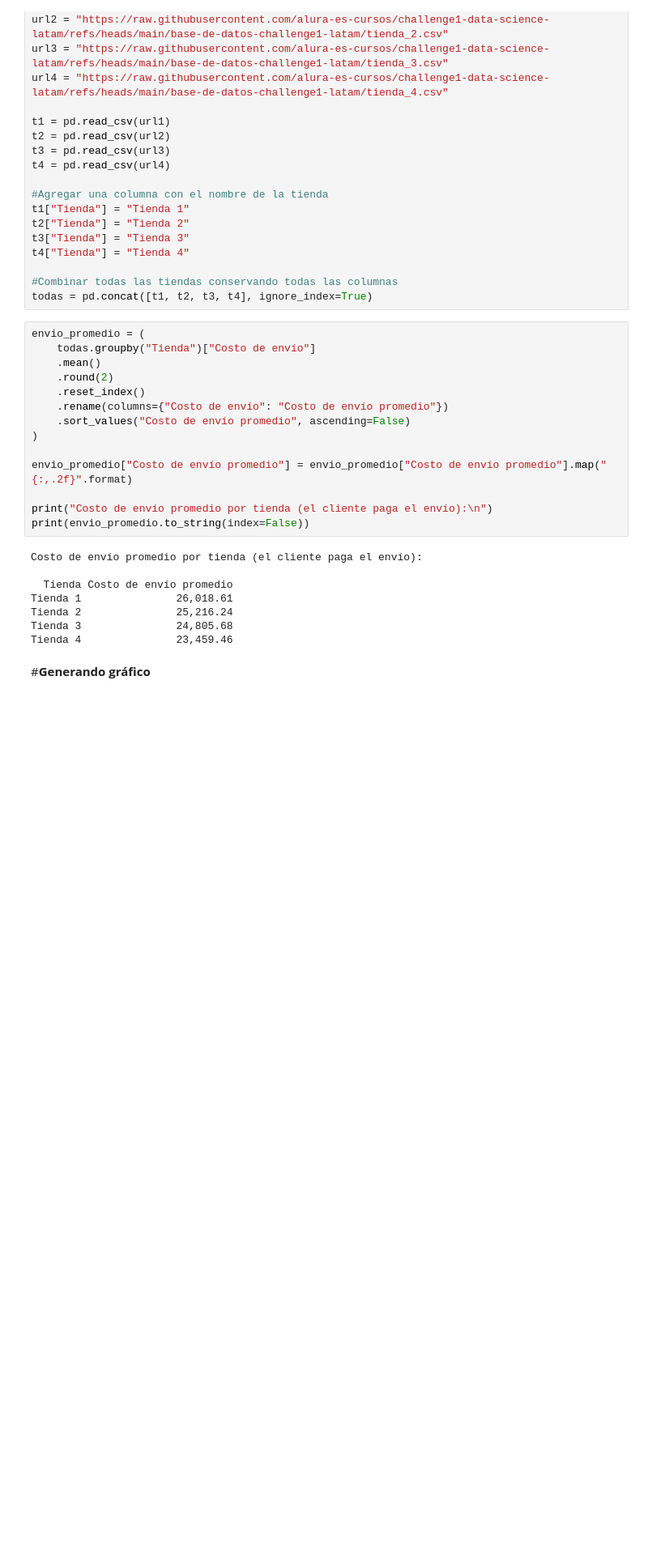
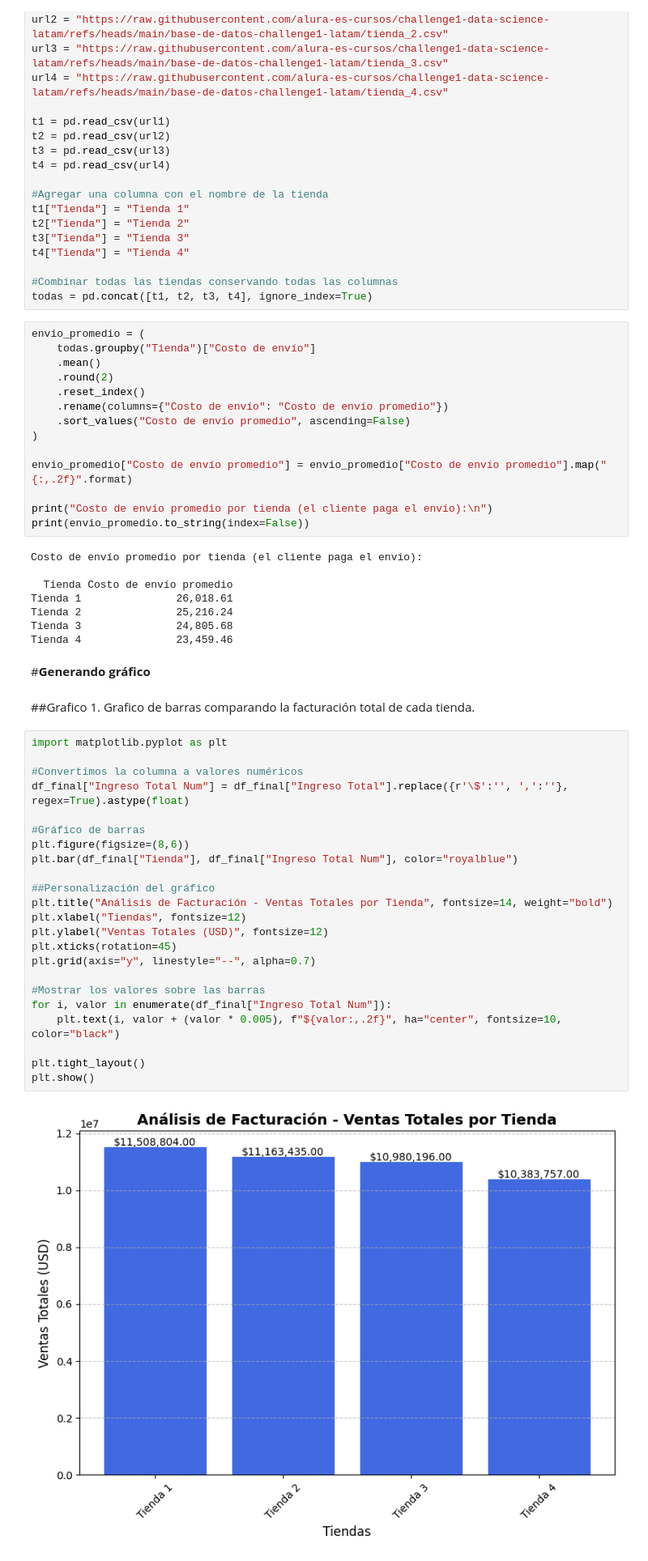
Before and after one commit to yansiercaro/alura_store, a Jupyter notebook: AluraStoreLatam.ipynb, the cells around one changed output. Shown: that part at 81% size. Saved outputs shown, nothing was run; the diff lists cells and outputs as text; blank space fills up the shorter version.

Commit message:
Graficos

```diff
--- a/AluraStoreLatam.ipynb
+++ b/AluraStoreLatam.ipynb
@@ -446,3 +446,30 @@ Tienda 3               24,805.68
 Tienda 4               23,459.46
 # %% [markdown]
 #**Generando gráfico**
+# %% [markdown]
+##Grafico 1. Grafico de barras comparando la facturación total de cada tienda.
+# %%
+import matplotlib.pyplot as plt
+
+#Convertimos la columna a valores numéricos
+df_final["Ingreso Total Num"] = df_final["Ingreso Total"].replace({r'\$':'', ',':''}, regex=True).astype(float)
+
+#Gráfico de barras
+plt.figure(figsize=(8,6))
+plt.bar(df_final["Tienda"], df_final["Ingreso Total Num"], color="royalblue")
+
+##Personalización del gráfico
+plt.title("Análisis de Facturación - Ventas Totales por Tienda", fontsize=14, weight="bold")
+plt.xlabel("Tiendas", fontsize=12)
+plt.ylabel("Ventas Totales (USD)", fontsize=12)
+plt.xticks(rotation=45)
+plt.grid(axis="y", linestyle="--", alpha=0.7)
+
+#Mostrar los valores sobre las barras
+for i, valor in enumerate(df_final["Ingreso Total Num"]):
+    plt.text(i, valor + (valor * 0.005), f"${valor:,.2f}", ha="center", fontsize=10, color="black")
+
+plt.tight_layout()
+plt.show()
+# %% [output]
+[figure, added]
```
Also changed, not shown: parts of 4 cells of this notebook.
